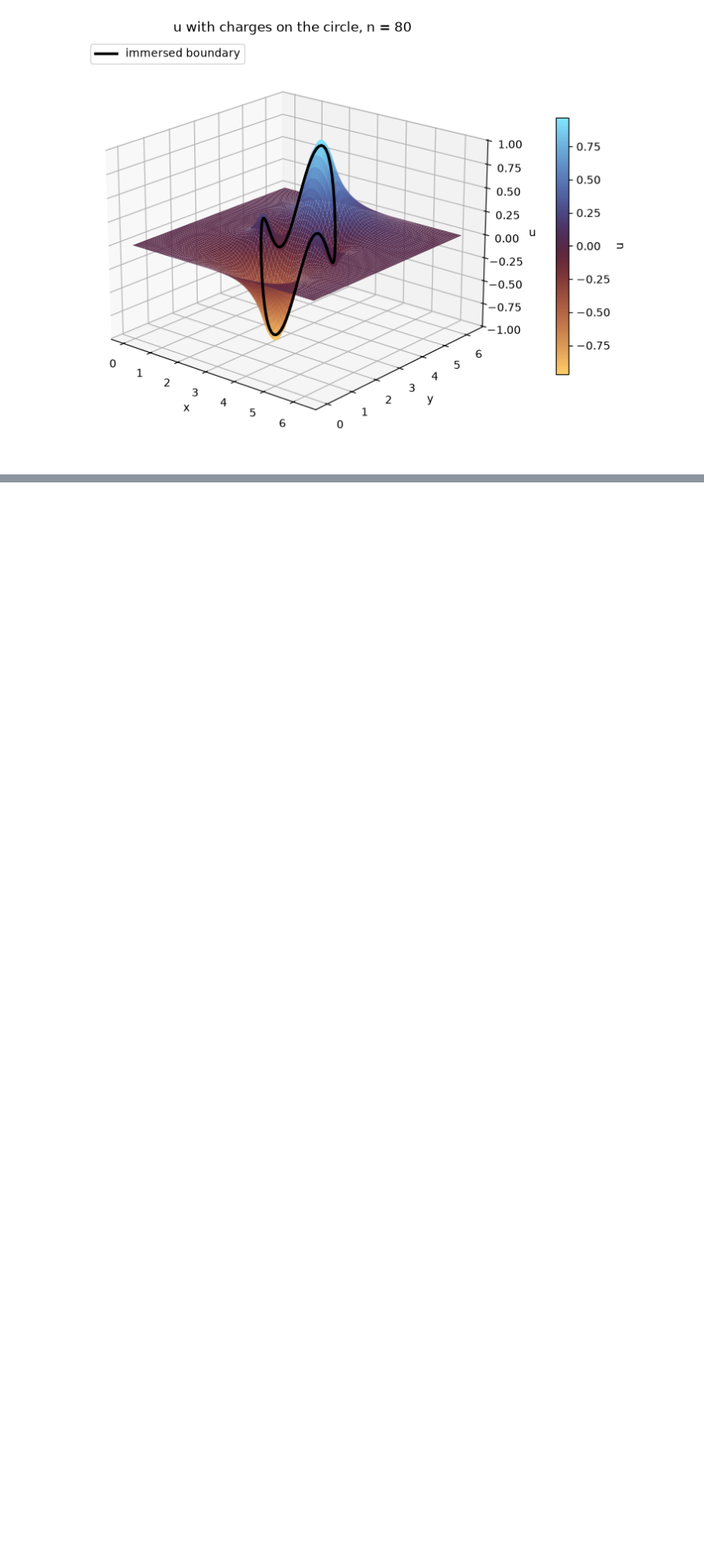
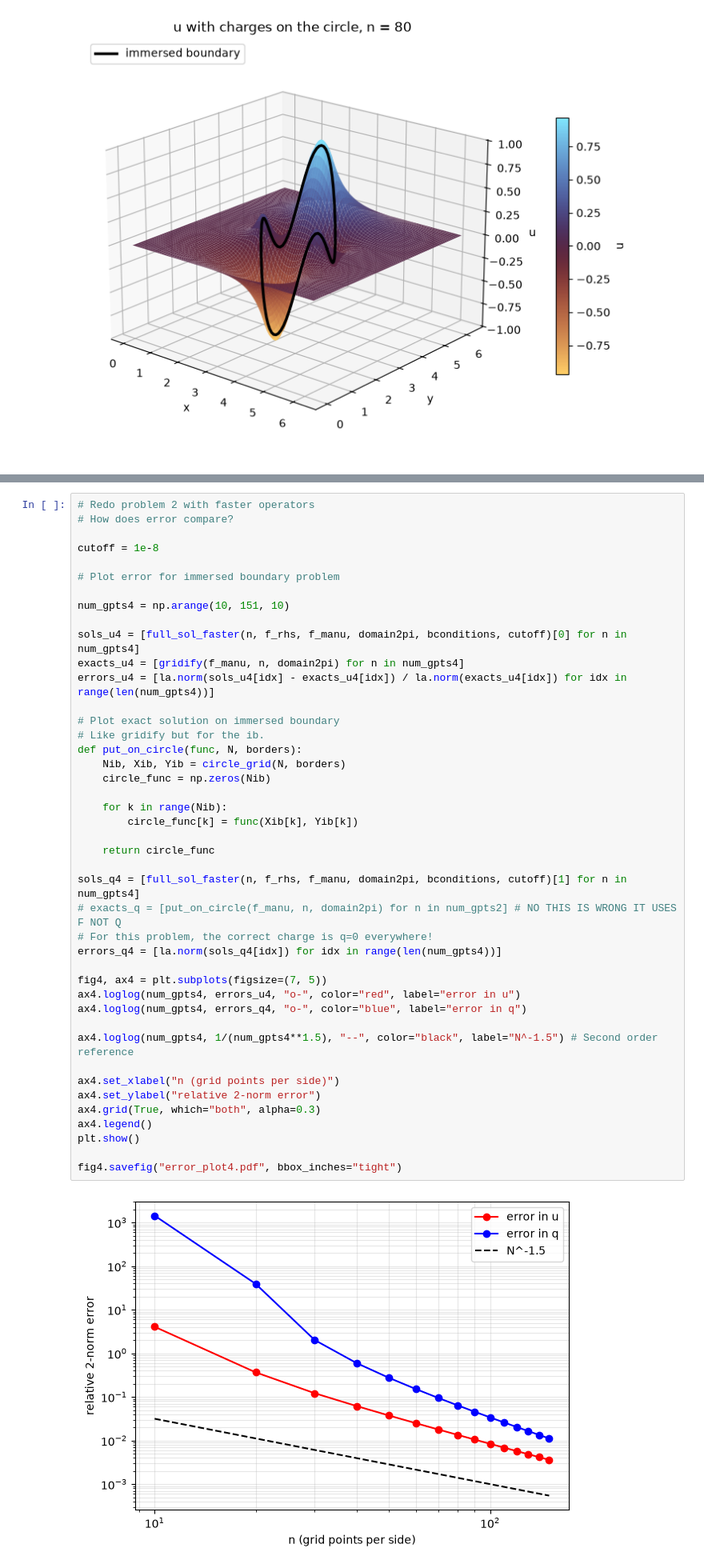
Before and after one commit to sgravelle/pde_hw2, a Jupyter notebook: hw2.ipynb, the cells around one changed output, grey strips where cells are left out. Shown at 80% size. Drawn from its saved outputs; the diff is of its cells as text; blank space fills up the shorter version.

```diff
--- a/hw2.ipynb
+++ b/hw2.ipynb
@@ -352,3 +414,48 @@ fig4.savefig("charges_plot.pdf", bbox_inches="tight")
+# %%
+# Redo problem 2 with faster operators
+# How does error compare?
+
+cutoff = 1e-8
+
+# Plot error for immersed boundary problem
+
+num_gpts4 = np.arange(10, 151, 10)
+
+sols_u4 = [full_sol_faster(n, f_rhs, f_manu, domain2pi, bconditions, cutoff)[0] for n in num_gpts4]
+exacts_u4 = [gridify(f_manu, n, domain2pi) for n in num_gpts4]
+errors_u4 = [la.norm(sols_u4[idx] - exacts_u4[idx]) / la.norm(exacts_u4[idx]) for idx in range(len(num_gpts4))]
+
+# Plot exact solution on immersed boundary
+# Like gridify but for the ib.
+def put_on_circle(func, N, borders):
+    Nib, Xib, Yib = circle_grid(N, borders)
+    circle_func = np.zeros(Nib)
+
+    for k in range(Nib):
+        circle_func[k] = func(Xib[k], Yib[k])
+
+    return circle_func
+
+sols_q4 = [full_sol_faster(n, f_rhs, f_manu, domain2pi, bconditions, cutoff)[1] for n in num_gpts4]
+# exacts_q = [put_on_circle(f_manu, n, domain2pi) for n in num_gpts2] # NO THIS IS WRONG IT USES F NOT Q
+# For this problem, the correct charge is q=0 everywhere!
+errors_q4 = [la.norm(sols_q4[idx]) for idx in range(len(num_gpts4))]
+
+fig4, ax4 = plt.subplots(figsize=(7, 5))
+ax4.loglog(num_gpts4, errors_u4, "o-", color="red", label="error in u")
+ax4.loglog(num_gpts4, errors_q4, "o-", color="blue", label="error in q")
+
+ax4.loglog(num_gpts4, 1/(num_gpts4**1.5), "--", color="black", label="N^-1.5") # Second order reference
+
+ax4.set_xlabel("n (grid points per side)")
+ax4.set_ylabel("relative 2-norm error")
+ax4.grid(True, which="both", alpha=0.3)
+ax4.legend()
+plt.show()
+
+fig4.savefig("error_plot4.pdf", bbox_inches="tight")
+# %% [output]
+[figure, added]
 # %% [markdown]
 ## Sandbox
 # %%
```
Also changed, not shown: parts of 4 cells of this notebook, 10 other files.
